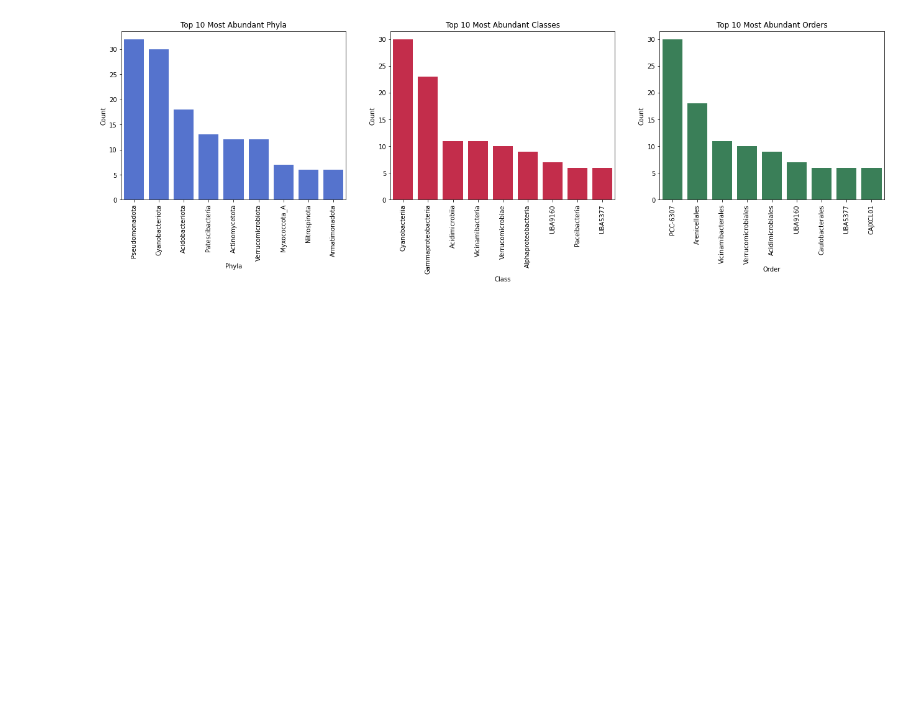
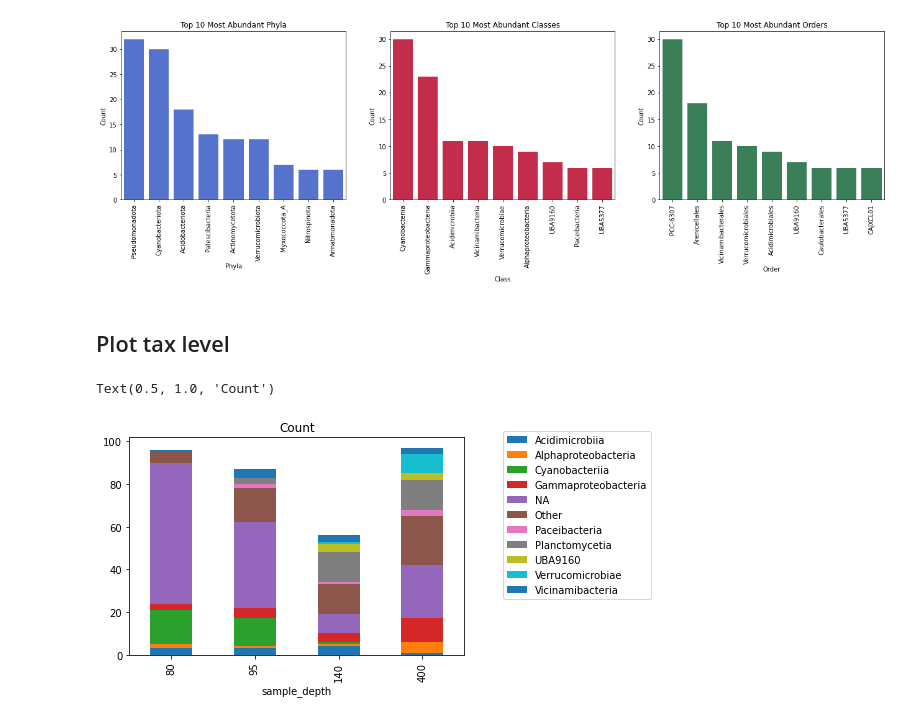
Before and after one commit to mdherring/OMZ_MH_Analysis, a Jupyter notebook: 06_associations_gtdbtk.ipynb, the cells around one changed output. Drawn from its saved outputs; the diff is of its cells as text; code cells hidden in the pictures; blank space fills up the shorter version.

Commit message:
cleaned up plots and code

```diff
--- a/06_associations_gtdbtk.ipynb
+++ b/06_associations_gtdbtk.ipynb
@@ -104,3 +104,26 @@ axes[2].set_title('Top 10 Most Abundant Orders')
 # %% [output]
 Text(0.5, 1.0, 'Top 10 Most Abundant Orders')
 [figure]
+# %% [markdown]
+## Plot tax level
+# %%
+top_10_class = list(df.groupby('class', as_index = False)['host_name'].count().sort_values(by = 'host_name', ascending = False)[:10]['class'])
+
+plot_class = []
+
+for item in df['class']:
+    if item in top_10_class:
+        plot_class.append(item)
+    else:
+        plot_class.append('Other')
+
+df['plot_class'] = plot_class
+# %%
+class_counts_assoc = df.groupby(['sample_depth', 'plot_class'], as_index = False)['host_name'].count().pivot(columns = 'plot_class', index = 'sample_depth', values = 'host_name')
+
+class_counts_assoc.plot.bar(stacked = True)
+plt.legend(bbox_to_anchor=(1.1, 1.05))
+plt.title('Count')
+# %% [output]
+Text(0.5, 1.0, 'Count')
+[figure, added]
```
Also changed, not shown: parts of 1 cell of this notebook, 1 other file.
